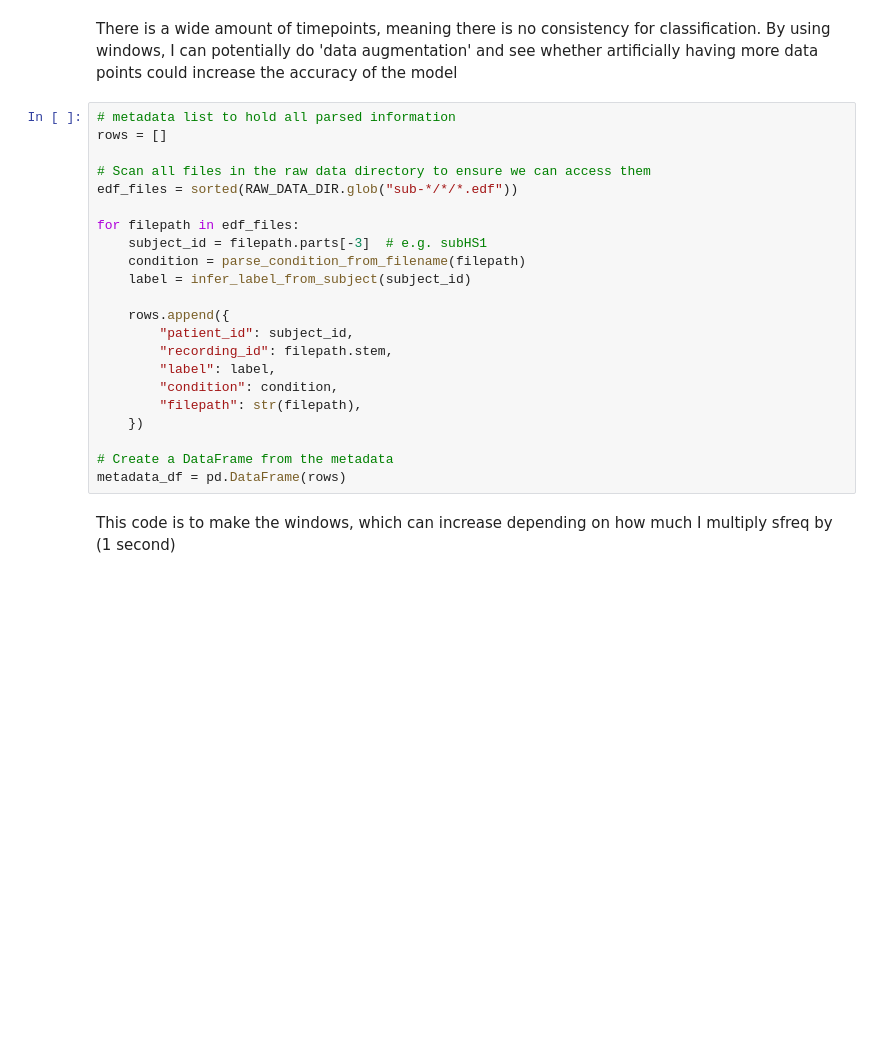
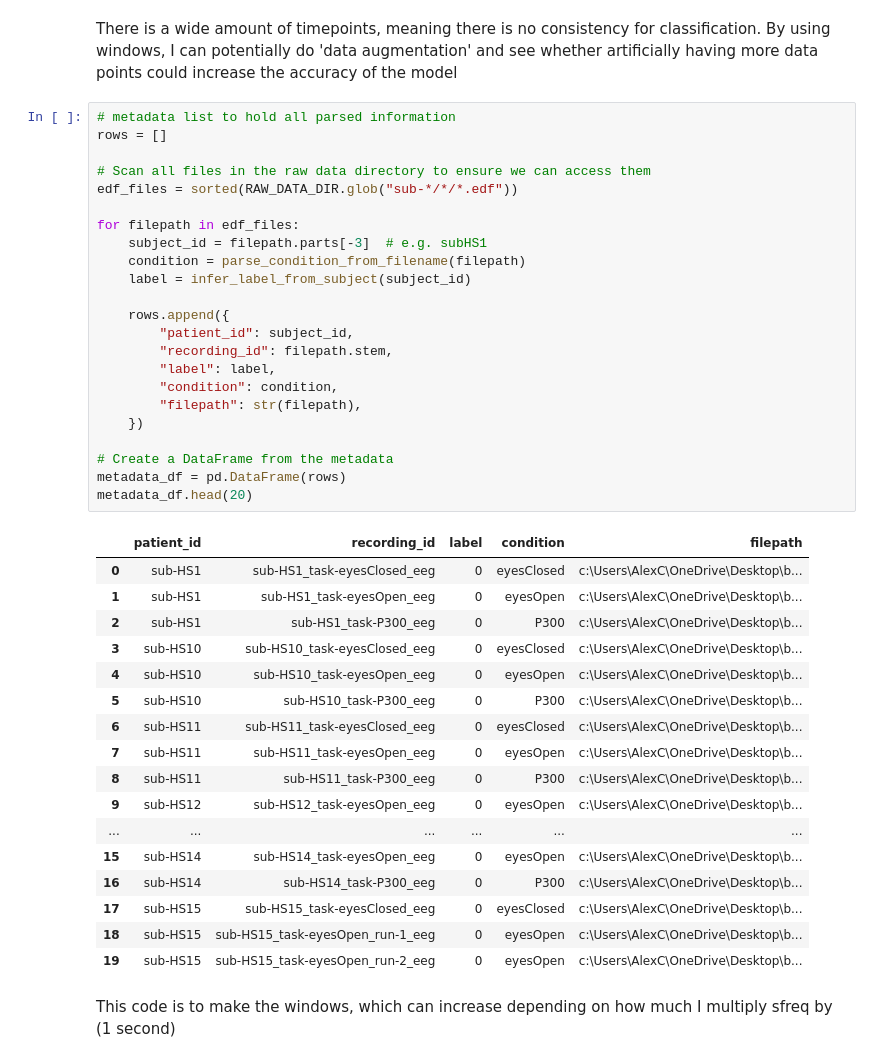
Before and after one commit to BJAngulo/MSSE-277b-final-project-, a Jupyter notebook: notebooks/EEG_classification.ipynb, the cells around one changed output. Cells and saved outputs as stored; diff of their text form; blank space fills up the shorter version.

```diff
--- a/notebooks/EEG_classification.ipynb
+++ b/notebooks/EEG_classification.ipynb
@@ -202,25 +202,44 @@ There is a wide amount of timepoints, meaning there is no consistency for classi
 # %%
 # metadata list to hold all parsed information
 rows = []
 
 # Scan all files in the raw data directory to ensure we can access them
 edf_files = sorted(RAW_DATA_DIR.glob("sub-*/*/*.edf"))
 
 for filepath in edf_files:
     subject_id = filepath.parts[-3]  # e.g. subHS1
     condition = parse_condition_from_filename(filepath)
     label = infer_label_from_subject(subject_id)
 
     rows.append({
         "patient_id": subject_id,
         "recording_id": filepath.stem,
         "label": label,
         "condition": condition,
         "filepath": str(filepath),
     })
 
 # Create a DataFrame from the metadata
 metadata_df = pd.DataFrame(rows)
+metadata_df.head(20)
+# %% [output]
+|  | patient_id | recording_id | label | condition | filepath |
+| 0 | sub-HS1 | sub-HS1_task-eyesClosed_eeg | 0 | eyesClosed | c:\Users\AlexC\OneDrive\Desktop\b... |
+| 1 | sub-HS1 | sub-HS1_task-eyesOpen_eeg | 0 | eyesOpen | c:\Users\AlexC\OneDrive\Desktop\b... |
+| 2 | sub-HS1 | sub-HS1_task-P300_eeg | 0 | P300 | c:\Users\AlexC\OneDrive\Desktop\b... |
+| 3 | sub-HS10 | sub-HS10_task-eyesClosed_eeg | 0 | eyesClosed | c:\Users\AlexC\OneDrive\Desktop\b... |
+| 4 | sub-HS10 | sub-HS10_task-eyesOpen_eeg | 0 | eyesOpen | c:\Users\AlexC\OneDrive\Desktop\b... |
+| 5 | sub-HS10 | sub-HS10_task-P300_eeg | 0 | P300 | c:\Users\AlexC\OneDrive\Desktop\b... |
+| 6 | sub-HS11 | sub-HS11_task-eyesClosed_eeg | 0 | eyesClosed | c:\Users\AlexC\OneDrive\Desktop\b... |
+| 7 | sub-HS11 | sub-HS11_task-eyesOpen_eeg | 0 | eyesOpen | c:\Users\AlexC\OneDrive\Desktop\b... |
+| 8 | sub-HS11 | sub-HS11_task-P300_eeg | 0 | P300 | c:\Users\AlexC\OneDrive\Desktop\b... |
+| 9 | sub-HS12 | sub-HS12_task-eyesOpen_eeg | 0 | eyesOpen | c:\Users\AlexC\OneDrive\Desktop\b... |
+| ... | ... | ... | ... | ... | ... |
+| 15 | sub-HS14 | sub-HS14_task-eyesOpen_eeg | 0 | eyesOpen | c:\Users\AlexC\OneDrive\Desktop\b... |
+| 16 | sub-HS14 | sub-HS14_task-P300_eeg | 0 | P300 | c:\Users\AlexC\OneDrive\Desktop\b... |
+| 17 | sub-HS15 | sub-HS15_task-eyesClosed_eeg | 0 | eyesClosed | c:\Users\AlexC\OneDrive\Desktop\b... |
+| 18 | sub-HS15 | sub-HS15_task-eyesOpen_run-1_eeg | 0 | eyesOpen | c:\Users\AlexC\OneDrive\Desktop\b... |
+| 19 | sub-HS15 | sub-HS15_task-eyesOpen_run-2_eeg | 0 | eyesOpen | c:\Users\AlexC\OneDrive\Desktop\b... |
 # %% [markdown]
 This code is to make the windows, which can increase depending on how much I multiply sfreq by (1 second)
 # %%
```
Also changed, not shown: parts of 10 cells of this notebook.
